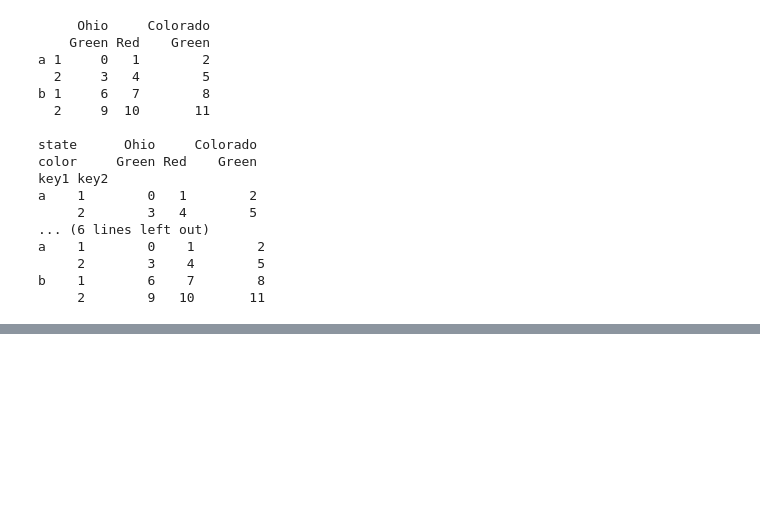
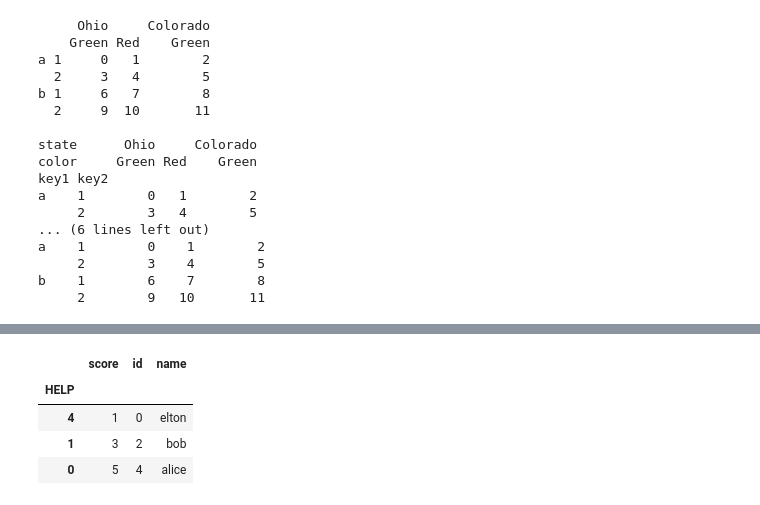
Before and after one commit to sylvainshan/Applied-Data-Analysis, a Jupyter notebook: Exercises/01 - Handling data/pd_tests.ipynb, the cells around one changed output, grey strips where cells are left out. Drawn from its saved outputs; the diff is of its cells as text; code cells hidden in the pictures; blank space fills up the shorter version.

```diff
--- a/Exercises/01 - Handling data/pd_tests.ipynb
+++ b/Exercises/01 - Handling data/pd_tests.ipynb
@@ -263,0 +291,8 @@ b    1        6    7        8
+# %%
+df1.merge(df2, left_index=True, right_on='id')
+# %% [output]
+|  | score | id | name |
+| HELP |  |  |  |
+| 4 | 1 | 0 | elton |
+| 1 | 3 | 2 | bob |
+| 0 | 5 | 4 | alice |
```
Also changed, not shown: parts of 6 cells of this notebook, 4 other files.
